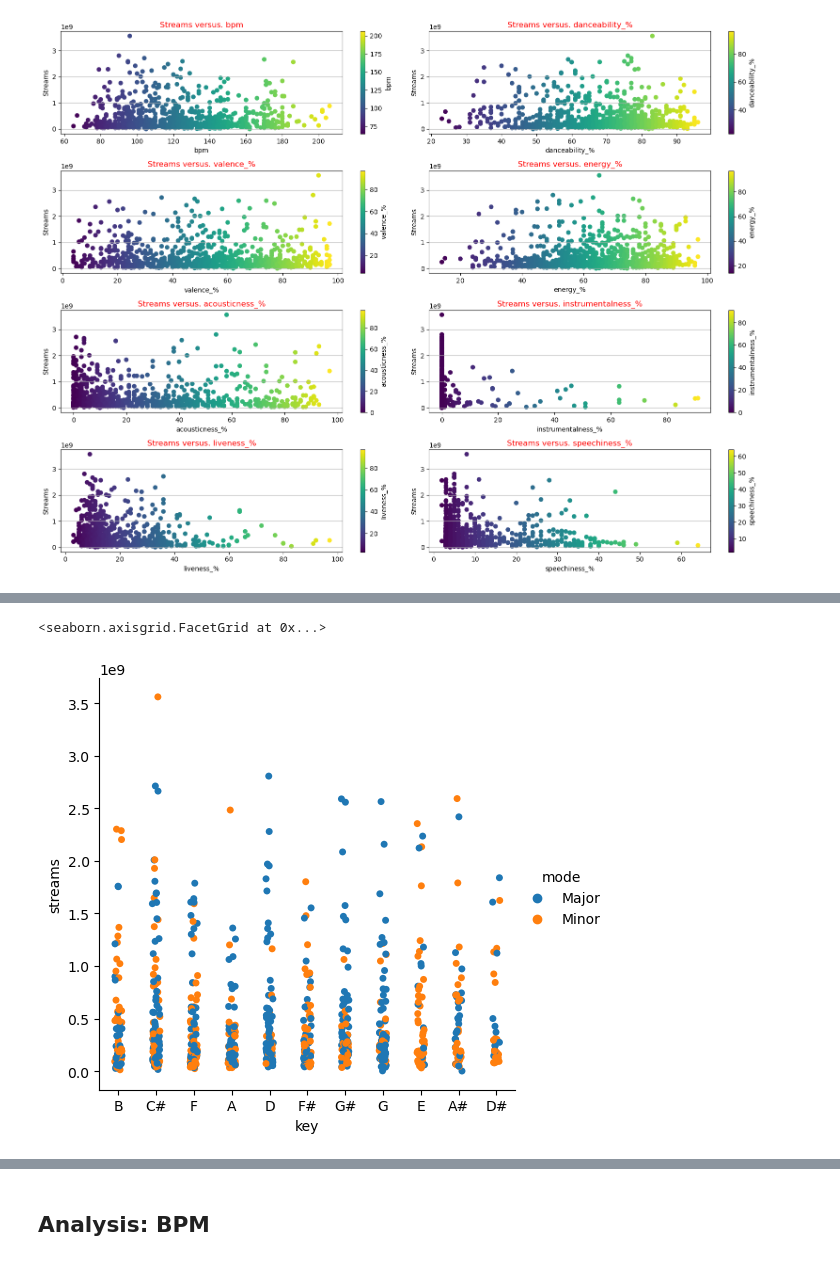
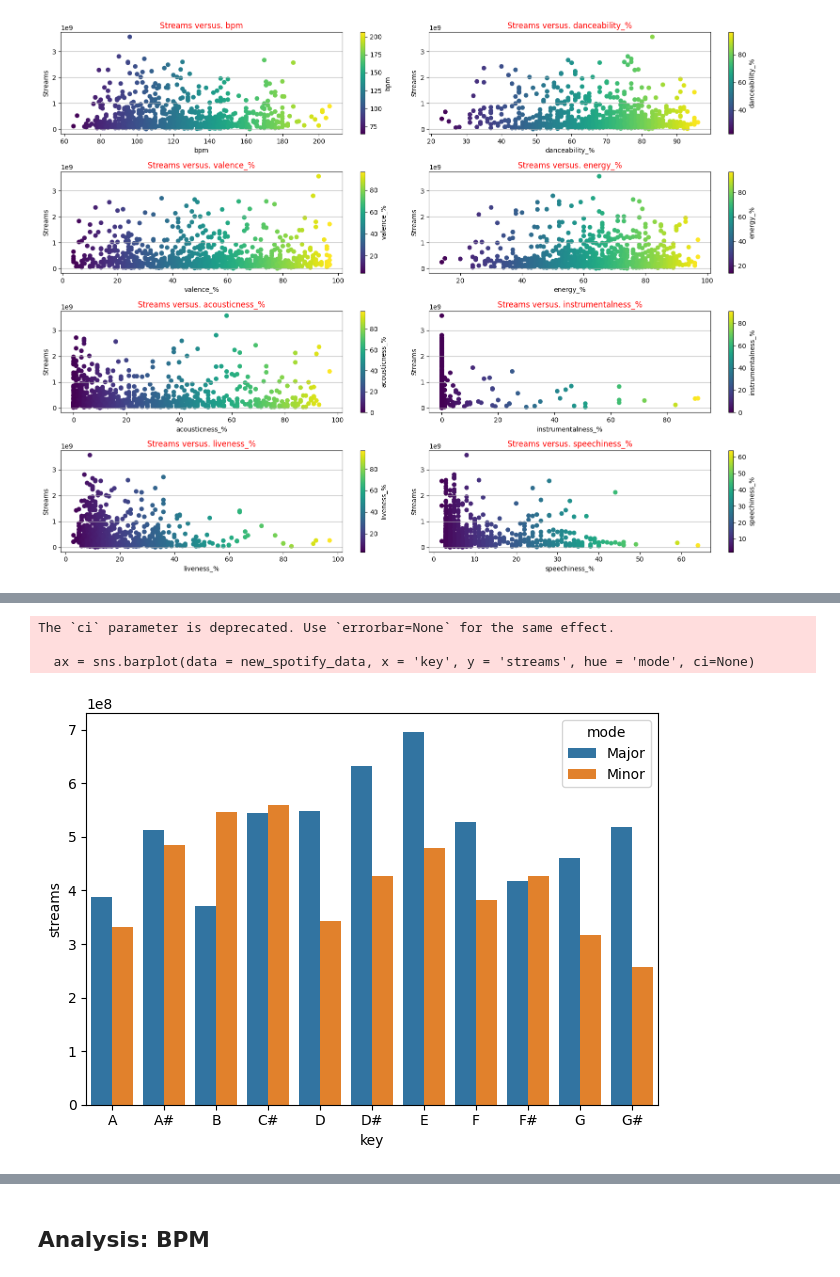
Before and after one commit to low122/Spotify-music-trend, a Jupyter notebook: spotifyAnalysis.ipynb, the cells around one changed output, grey strips where cells are left out. Saved outputs shown, nothing was run; the diff lists cells and outputs as text; code cells hidden in the pictures.

```diff
--- a/spotifyAnalysis.ipynb
+++ b/spotifyAnalysis.ipynb
@@ -322,10 +297,0 @@ new_spotify_data.drop(['artist(s)_name'], axis = 1, inplace = True)
-# %%
-def convert_artist_count(count):
-    if count >= 3:
-        return 3
-    else:
-        return count
-
-new_spotify_data['artists_type'] = new_spotify_data['artist_count'].apply(convert_artist_count).astype('category')
-
-new_spotify_data.drop(['artist_count'], axis = 1, inplace = True)
@@ -351,3 +298,31 @@ Categories (11, object): ['A', 'A#', 'B', 'C#', ..., 'F', 'F#', 'G', 'G#']
+# %%
+playlists_col = new_spotify_data.loc[:, ['in_apple_playlists','in_deezer_playlists', 'in_spotify_playlists']]
+# Drop those columes with playlists
+new_spotify_data = new_spotify_data.drop(playlists_col.columns, axis = 1)
+
+charts_col = new_spotify_data.loc[:, ['in_apple_charts','in_deezer_charts','in_shazam_charts', 'in_spotify_charts']]
+
+# Drop those columes with chart
+new_spotify_data.drop(charts_col.columns, axis = 1, inplace = True)
+
+new_spotify_data.drop(['artist(s)_name'], axis = 1, inplace = True)
+
+new_spotify_data.drop(['released_year', 'released_month', 'released_day'], axis = 1, inplace = True)
+
+def artist_combine(row):
+    if row >= 3:
+        return 'group'
+    elif row == 1:
+        return 'solo'
+    else:
+        return 'duo'
+
+new_spotify_data['artist_type'] = new_spotify_data['artist_count'].apply(artist_combine).astype('category')
+
+
+new_spotify_data['key'] = new_spotify_data['key'].astype('category')
+
+new_spotify_data.drop('track_name', axis=1, inplace=True)
 # %%
 new_spotify_data.info()
 # %% [output]
@@ -436 +392,5 @@ plt.show()
+# %%
+# Drop the instrumentalness_% column
+new_spotify_data.drop('instrumentalness_%', axis = 1, inplace = True)
+new_spotify_data.drop('artist_count', axis = 1, inplace = True)
 # %% [markdown]
@@ -572,5 +576,8 @@ sns.countplot(data = new_spotify_data, x = 'mode')
 # %%
-sns.catplot(data = new_spotify_data, x = 'key', y = 'streams', hue = 'mode')
+ax = sns.barplot(data = new_spotify_data, x = 'key', y = 'streams', hue = 'mode', ci=None)
+plt.tight_layout()
 # %% [output]
-<seaborn.axisgrid.FacetGrid at 0x...>
+The `ci` parameter is deprecated. Use `errorbar=None` for the same effect.
+
+  ax = sns.barplot(data = new_spotify_data, x = 'key', y = 'streams', hue = 'mode', ci=None)
-[figure, old version]
+[figure, new version]
```
Also changed, not shown: parts of 132 cells of this notebook.
